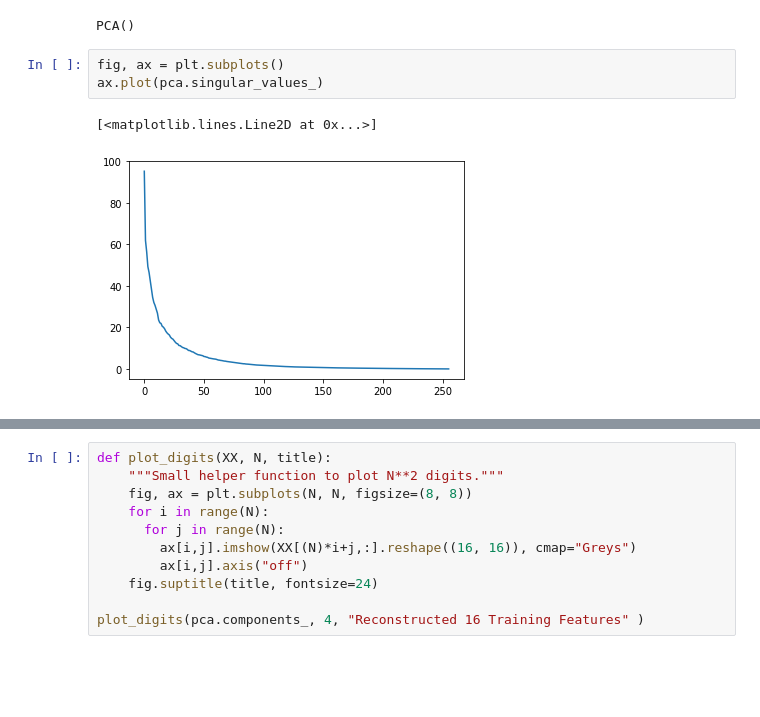
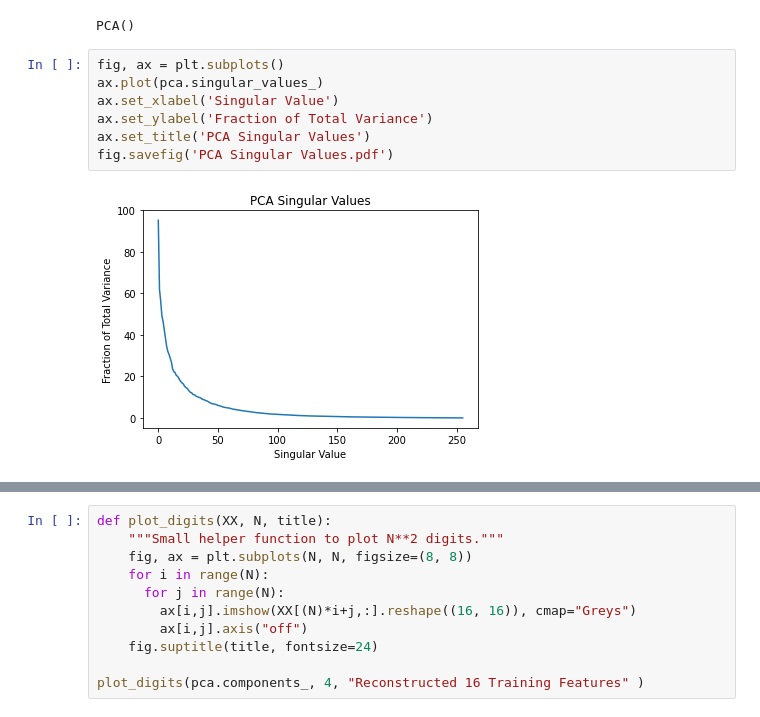
Before and after one commit to NSC508/AMATH-482, a Jupyter notebook: Homework Assignments/Homework 2/HW2.ipynb, the cells around one changed output, grey strips where cells are left out. Cells and saved outputs as stored; diff of their text form; blank space fills up the shorter version.

```diff
--- a/Homework Assignments/Homework 2/HW2.ipynb
+++ b/Homework Assignments/Homework 2/HW2.ipynb
@@ -53,12 +52,15 @@ pca = decomposition.PCA()
 pca.fit(X_train)
 # %% [output]
 PCA()
-# %%
-fig, ax = plt.subplots()
-ax.plot(pca.singular_values_)
-# %% [output]
-[<matplotlib.lines.Line2D at 0x...>]
-[figure, removed]
+# %%
+fig, ax = plt.subplots()
+ax.plot(pca.singular_values_)
+ax.set_xlabel('Singular Value')
+ax.set_ylabel('Fraction of Total Variance')
+ax.set_title('PCA Singular Values')
+fig.savefig('PCA Singular Values.pdf')
+# %% [output]
+[figure, added]
 # %%
 fig, ax = plt.subplots()
 ax.plot(np.cumsum(pca.singular_values_) / np.cumsum(pca.singular_values_)[-1])
```
Also changed, not shown: parts of 5 cells of this notebook, 10 other files.
